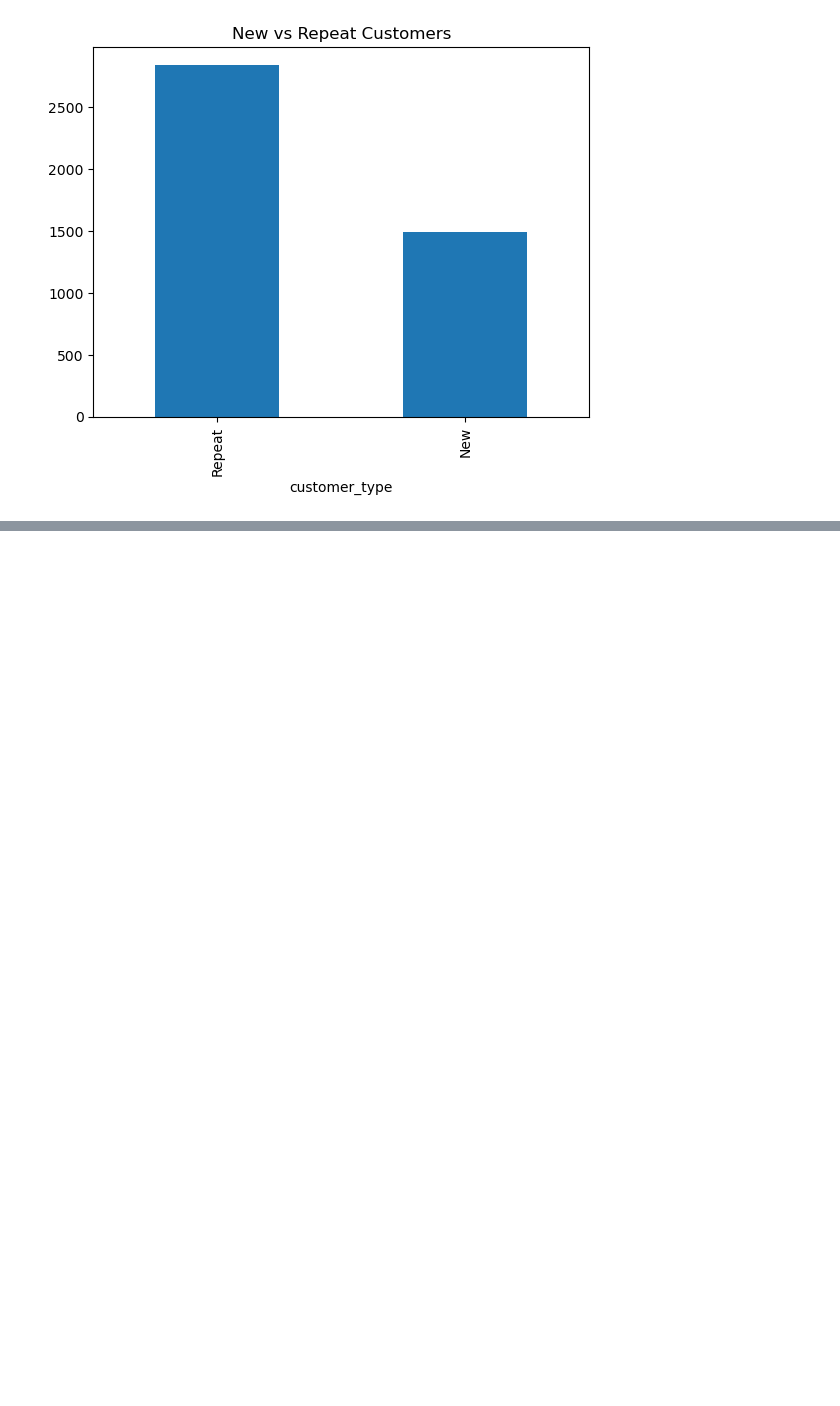
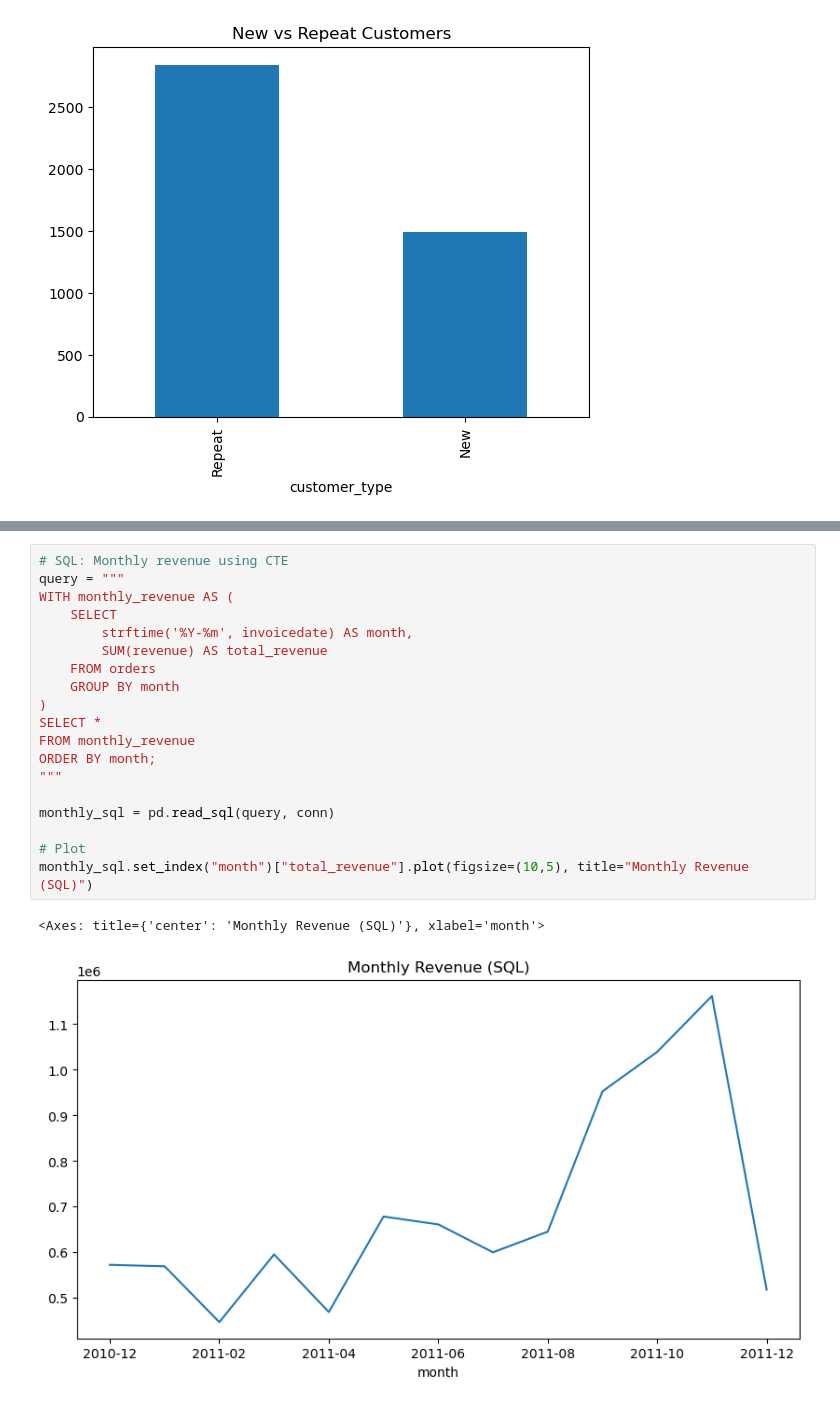
Before and after one commit to saba-aslani/Ecommerce-Sales-Analysis, a Jupyter notebook: notebook/analysis.ipynb, the cells around one changed output, grey strips where cells are left out. Drawn from its saved outputs; the diff is of its cells as text; blank space fills up the shorter version.

```diff
--- a/notebook/analysis.ipynb
+++ b/notebook/analysis.ipynb
@@ -298,0 +406,22 @@ customer_type_count.plot(kind='bar', title='New vs Repeat Customers')
+# %%
+# SQL: Monthly revenue using CTE
+query = """
+WITH monthly_revenue AS (
+    SELECT
+        strftime('%Y-%m', invoicedate) AS month,
+        SUM(revenue) AS total_revenue
+    FROM orders
+    GROUP BY month
+)
+SELECT *
+FROM monthly_revenue
+ORDER BY month;
+"""
+
+monthly_sql = pd.read_sql(query, conn)
+
+# Plot
+monthly_sql.set_index("month")["total_revenue"].plot(figsize=(10,5), title="Monthly Revenue (SQL)")
+# %% [output]
+<Axes: title={'center': 'Monthly Revenue (SQL)'}, xlabel='month'>
+[figure, added]
```
Also changed, not shown: parts of 11 cells of this notebook, 7 other files.
